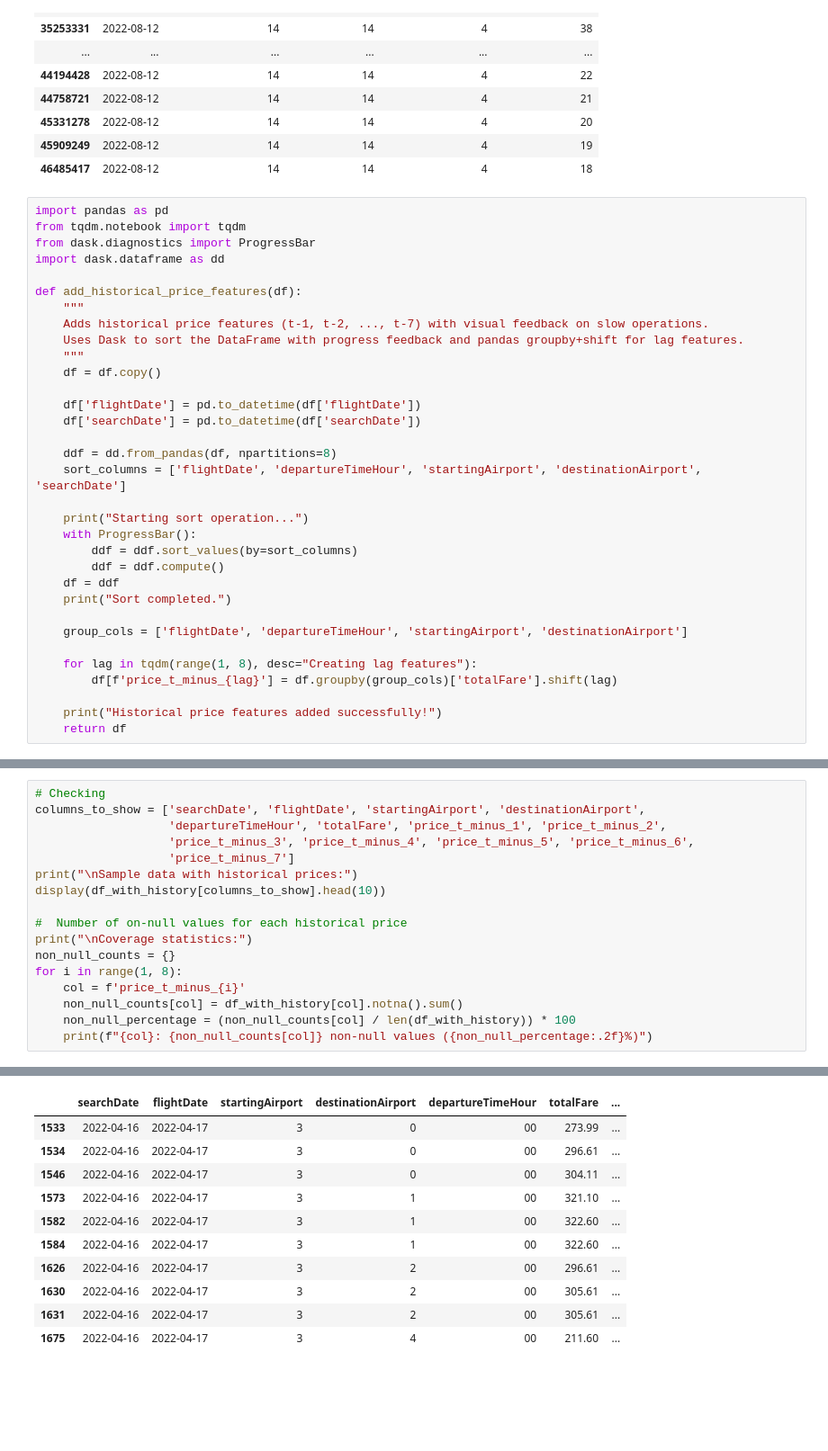
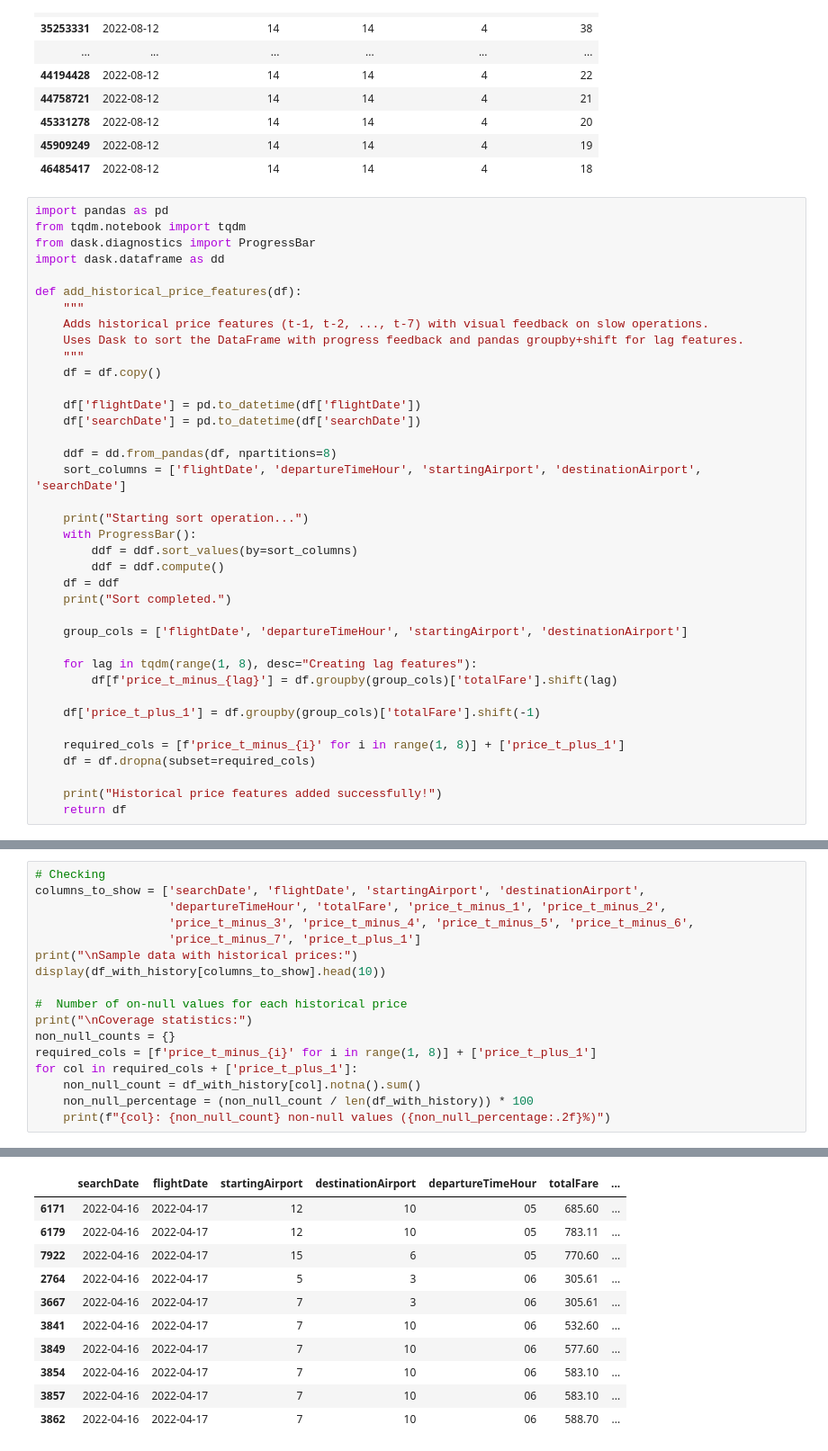
Before and after one commit to bhstoller/AirFareCast, a Jupyter notebook: old/wrangling.ipynb, the cells around one changed output, grey strips where cells are left out. Shown at 90% size. Cells and saved outputs as stored; diff of their text form; blank space fills up the shorter version.

```diff
--- a/old/wrangling.ipynb
+++ b/old/wrangling.ipynb
@@ -143,6 +143,11 @@ def add_historical_price_features(df):
     for lag in tqdm(range(1, 8), desc="Creating lag features"):
         df[f'price_t_minus_{lag}'] = df.groupby(group_cols)['totalFare'].shift(lag)
 
+    df['price_t_plus_1'] = df.groupby(group_cols)['totalFare'].shift(-1)
+
+    required_cols = [f'price_t_minus_{i}' for i in range(1, 8)] + ['price_t_plus_1']
+    df = df.dropna(subset=required_cols)
+
     print("Historical price features added successfully!")
     return df
 # %%
@@ -155,31 +160,31 @@ Historical price features added successfully!
 # %%
 # Checking
 columns_to_show = ['searchDate', 'flightDate', 'startingAirport', 'destinationAirport',
                    'departureTimeHour', 'totalFare', 'price_t_minus_1', 'price_t_minus_2',
                    'price_t_minus_3', 'price_t_minus_4', 'price_t_minus_5', 'price_t_minus_6',
-                   'price_t_minus_7']
+                   'price_t_minus_7', 'price_t_plus_1']
 print("\nSample data with historical prices:")
 display(df_with_history[columns_to_show].head(10))
 
 #  Number of on-null values for each historical price
 print("\nCoverage statistics:")
 non_null_counts = {}
-for i in range(1, 8):
-    col = f'price_t_minus_{i}'
-    non_null_counts[col] = df_with_history[col].notna().sum()
-    non_null_percentage = (non_null_counts[col] / len(df_with_history)) * 100
-    print(f"{col}: {non_null_counts[col]} non-null values ({non_null_percentage:.2f}%)")
+required_cols = [f'price_t_minus_{i}' for i in range(1, 8)] + ['price_t_plus_1']
+for col in required_cols + ['price_t_plus_1']:
+    non_null_count = df_with_history[col].notna().sum()
+    non_null_percentage = (non_null_count / len(df_with_history)) * 100
+    print(f"{col}: {non_null_count} non-null values ({non_null_percentage:.2f}%)")
 # %% [output]
 Sample data with historical prices:
 |  | searchDate | flightDate | startingAirport | destinationAirport | departureTimeHour | totalFare | ... |
-| 1533 | 2022-04-16 | 2022-04-17 | 3 | 0 | 00 | 273.99 | ... |
-| 1534 | 2022-04-16 | 2022-04-17 | 3 | 0 | 00 | 296.61 | ... |
-| 1546 | 2022-04-16 | 2022-04-17 | 3 | 0 | 00 | 304.11 | ... |
-| 1573 | 2022-04-16 | 2022-04-17 | 3 | 1 | 00 | 321.10 | ... |
-| 1582 | 2022-04-16 | 2022-04-17 | 3 | 1 | 00 | 322.60 | ... |
-| 1584 | 2022-04-16 | 2022-04-17 | 3 | 1 | 00 | 322.60 | ... |
-| 1626 | 2022-04-16 | 2022-04-17 | 3 | 2 | 00 | 296.61 | ... |
-| 1630 | 2022-04-16 | 2022-04-17 | 3 | 2 | 00 | 305.61 | ... |
-| 1631 | 2022-04-16 | 2022-04-17 | 3 | 2 | 00 | 305.61 | ... |
-| 1675 | 2022-04-16 | 2022-04-17 | 3 | 4 | 00 | 211.60 | ... |
+| 6171 | 2022-04-16 | 2022-04-17 | 12 | 10 | 05 | 685.60 | ... |
+| 6179 | 2022-04-16 | 2022-04-17 | 12 | 10 | 05 | 783.11 | ... |
+| 7922 | 2022-04-16 | 2022-04-17 | 15 | 6 | 05 | 770.60 | ... |
+| 2764 | 2022-04-16 | 2022-04-17 | 5 | 3 | 06 | 305.61 | ... |
+| 3667 | 2022-04-16 | 2022-04-17 | 7 | 3 | 06 | 305.61 | ... |
+| 3841 | 2022-04-16 | 2022-04-17 | 7 | 10 | 06 | 532.60 | ... |
+| 3849 | 2022-04-16 | 2022-04-17 | 7 | 10 | 06 | 577.60 | ... |
+| 3854 | 2022-04-16 | 2022-04-17 | 7 | 10 | 06 | 583.10 | ... |
+| 3857 | 2022-04-16 | 2022-04-17 | 7 | 10 | 06 | 583.10 | ... |
+| 3862 | 2022-04-16 | 2022-04-17 | 7 | 10 | 06 | 588.70 | ... |
 Coverage statistics:
```
Also changed, not shown: parts of 3 cells of this notebook, 2 other files.
